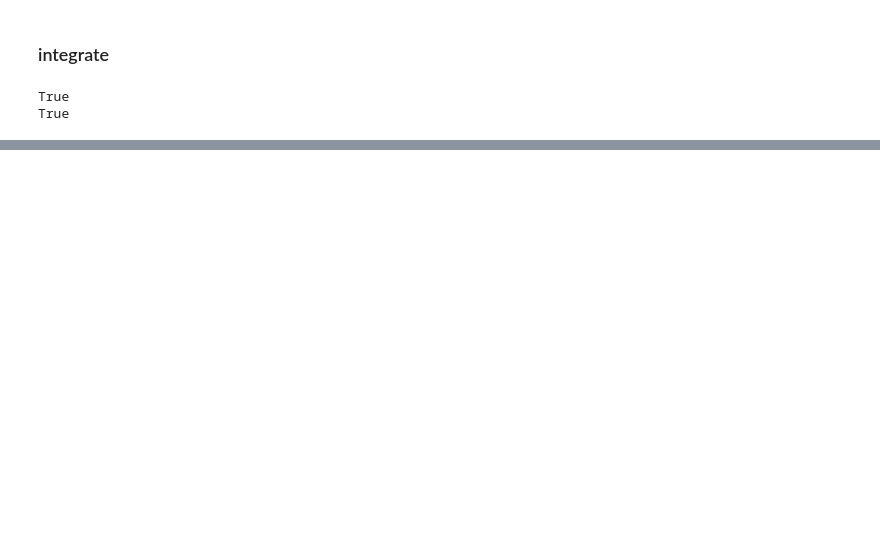
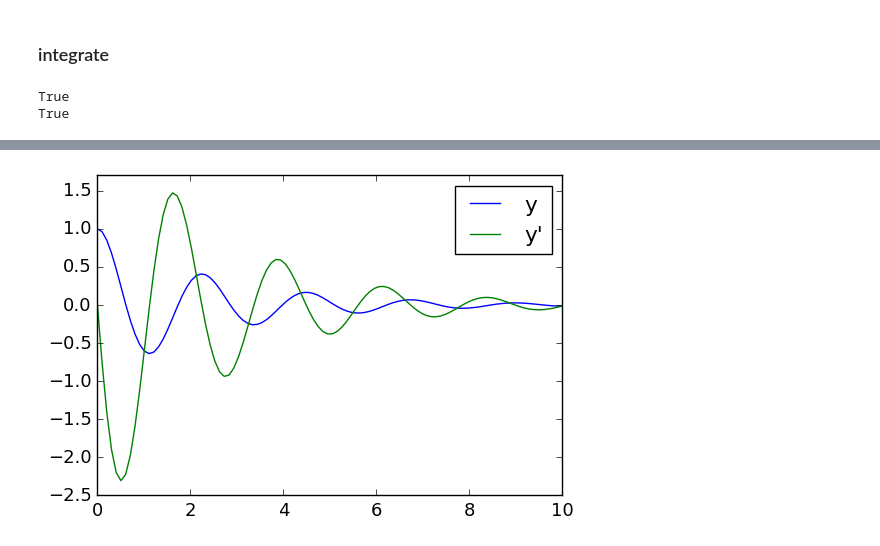
Before and after one commit to astrodoo/CodeExr, a Jupyter notebook: Python/ipynb/Scipy1.ipynb, the cells around one changed output, grey strips where cells are left out. Drawn from its saved outputs; the diff is of its cells as text; code cells hidden in the pictures; blank space fills up the shorter version.

```diff
--- a/Python/ipynb/Scipy1.ipynb
+++ b/Python/ipynb/Scipy1.ipynb
@@ -238,0 +253,37 @@ plt.show()
+# %%
+""" Second-order ODE equations
+    y'' + 2 eps wo y' + wo^2 y = 0
+    wo^2 = k/m
+    eps = c/(2 m wo) """
+
+from scipy.integrate import odeint
+import numpy as np
+import matplotlib.pyplot as plt
+
+m = 0.5
+k = 4
+c = 0.4
+
+eps = c / (2.*m*np.sqrt(k/m))
+
+# coeff: nu = 2*eps*wo = c/m
+#        om = wo^2 = k/m
+nu_coef = c/m
+om_coef = k/m
+
+def calc_deri(yvec, time, nuc, omc):
+    return (yvec[1], -nuc*yvec[1] - omc*yvec[0])
+
+time_vec = np.linspace(0,10,100)
+yarr = odeint(calc_deri, (1,0), time_vec, args=(nu_coef,om_coef))
+
+""" Draw """
+plt.plot(time_vec, yarr[:,0], 'b-',label='y')
+plt.plot(time_vec, yarr[:,1], 'g-',label="y'")
+
+plt.xlim(0.,10.)
+plt.ylim(-2.5,1.7)
+plt.legend(loc='upper right')
+plt.show()
+# %% [output]
+[figure, added]
```
Also changed, not shown: parts of 8 cells of this notebook, 4 other files.
